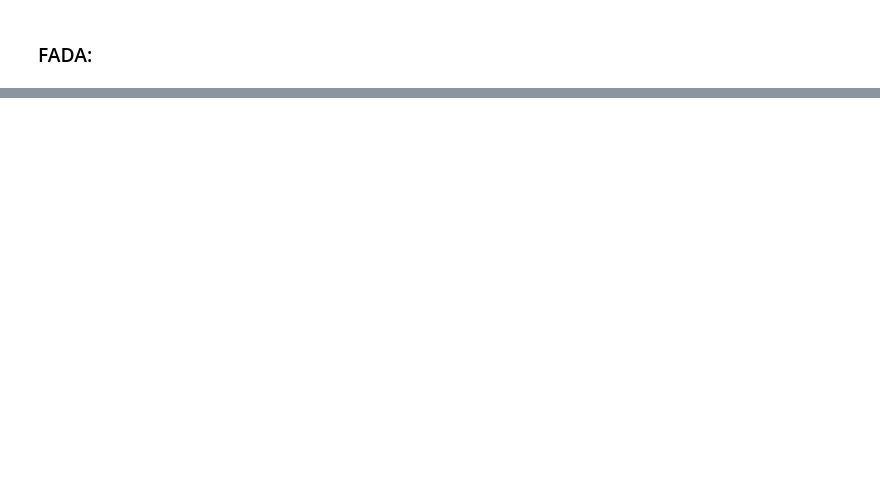
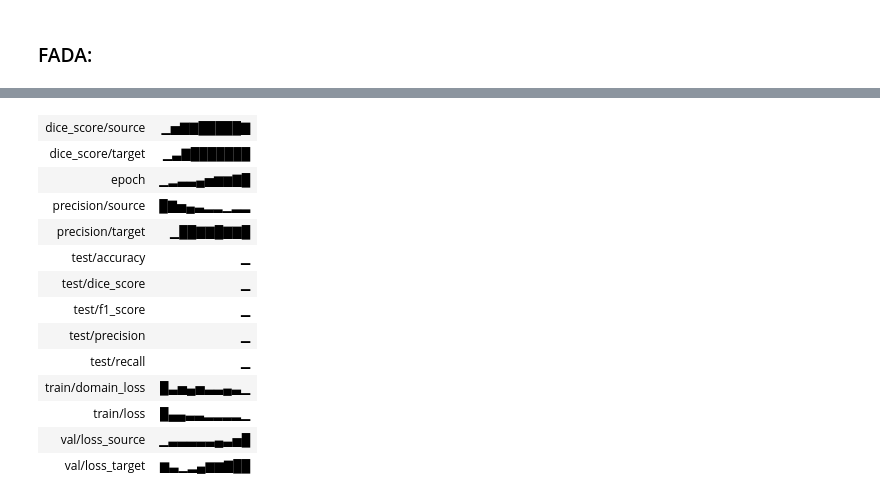
Before and after one commit to TimMachTUM/hsi-brain-segmentation, a Jupyter notebook: domain-adaptation.ipynb, the cells around one changed output, grey strips where cells are left out. Drawn from its saved outputs; the diff is of its cells as text; code cells hidden in the pictures; blank space fills up the shorter version.

```diff
--- a/domain-adaptation.ipynb
+++ b/domain-adaptation.ipynb
@@ -348,0 +411,75 @@ Run history:
+# %%
+import matplotlib.pyplot as plt
+import torch
+from torch.utils.data import DataLoader, Subset
+from FADA.train_FADA_supervised import model_pipeline
+
+trainloader_target_labeled = DataLoader(
+    Subset(testset, [0]),
+    batch_size=1,
+    shuffle=True,
+)
+testloader_target = DataLoader(
+    Subset(testset, [1, 2, 3, 4]), batch_size=1, shuffle=False
+)
+
+encoder = "timm-regnetx_320"
+architecture = "Linknet"
+device = torch.device("cuda:4" if torch.cuda.is_available() else "cpu")
+epochs = 10
+loss = "BCE"
+in_channels = 1
+ndf = 512
+learning_rate_fea = 0.001
+learning_rate_cls = 0.001
+learning_rate_dis = 0.0001
+
+config = {
+    "model": "FADA-{architecture}-{encoder}-window_{window[0]}-{window[1]}_pretrained-augmented_target-random_crops_bloodvessel_ratio01".format(
+        architecture=architecture, encoder=encoder, window=window
+    ),
+    "encoder": encoder,
+    "architecture": architecture,
+    "in_channels": in_channels,
+    "optimizer": "Adam",
+    "batch_size_source": trainloader_source.batch_size,
+    "batch_size_target": trainloader_target.batch_size,
+    "learning_rate_fea": learning_rate_fea,
+    "learning_rate_cls": learning_rate_cls,
+    "learning_rate_dis": learning_rate_dis,
+    "ndf": ndf,
+    "epochs": epochs,
+    "seg_loss": loss,
+    "pretrained": "./models/Linknet-timm-regnetx_320-512x512-augmented-with-random-crops-single-channel-focal.pth",
+    "target_augmented": target_augmented,
+}
+
+
+model, train_losses, domain_losses, val_losses_source, val_losses_target = (
+    model_pipeline(
+        trainloader_source,
+        validationloader_source,
+        testloader_source,
+        trainloader_target_labeled,
+        trainloader_target,
+        testloader_target,
+        config,
+        project="supervised-domain-adaptation",
+        device=device,
+        batch_print=10,
+        evaluate=True,
+        with_overlays=True,
+    )
+)
+
+plt.figure(figsize=(10, 6))
+plt.plot(train_losses, label="Combined Training Loss")
+plt.plot(domain_losses, label="Domain Loss")
+plt.plot(val_losses_source, label="Validation Loss Source")
+plt.plot(val_losses_target, label="Validation Loss Target")
+plt.xlabel("Epochs")
+plt.ylabel("Loss")
+plt.title("Training and Validation Loss Curves")
+plt.legend()
+plt.show()
+# %% [output]
@@ -348,0 +517,14 @@ Run history:
+| dice_score/source | ▁▅▇▇█████▇ |
+| dice_score/target | ▁▃▇███████ |
+| epoch | ▁▂▃▃▄▅▆▆▇█ |
+| precision/source | █▇▅▄▃▂▂▁▂▂ |
+| precision/target | ▁██▇▇█▇▇█ |
+| test/accuracy | ▁ |
+| test/dice_score | ▁ |
+| test/f1_score | ▁ |
+| test/precision | ▁ |
+| test/recall | ▁ |
+| train/domain_loss | █▃▅▄▅▃▃▄▃▁ |
+| train/loss | █▄▄▃▃▂▂▂▂▁ |
+| val/loss_source | ▁▃▃▃▃▃▄▃▅█ |
+| val/loss_target | ▆▃▁▂▄▆▆▇██ |
```
Also changed, not shown: parts of 11 cells of this notebook, 2 other files.
